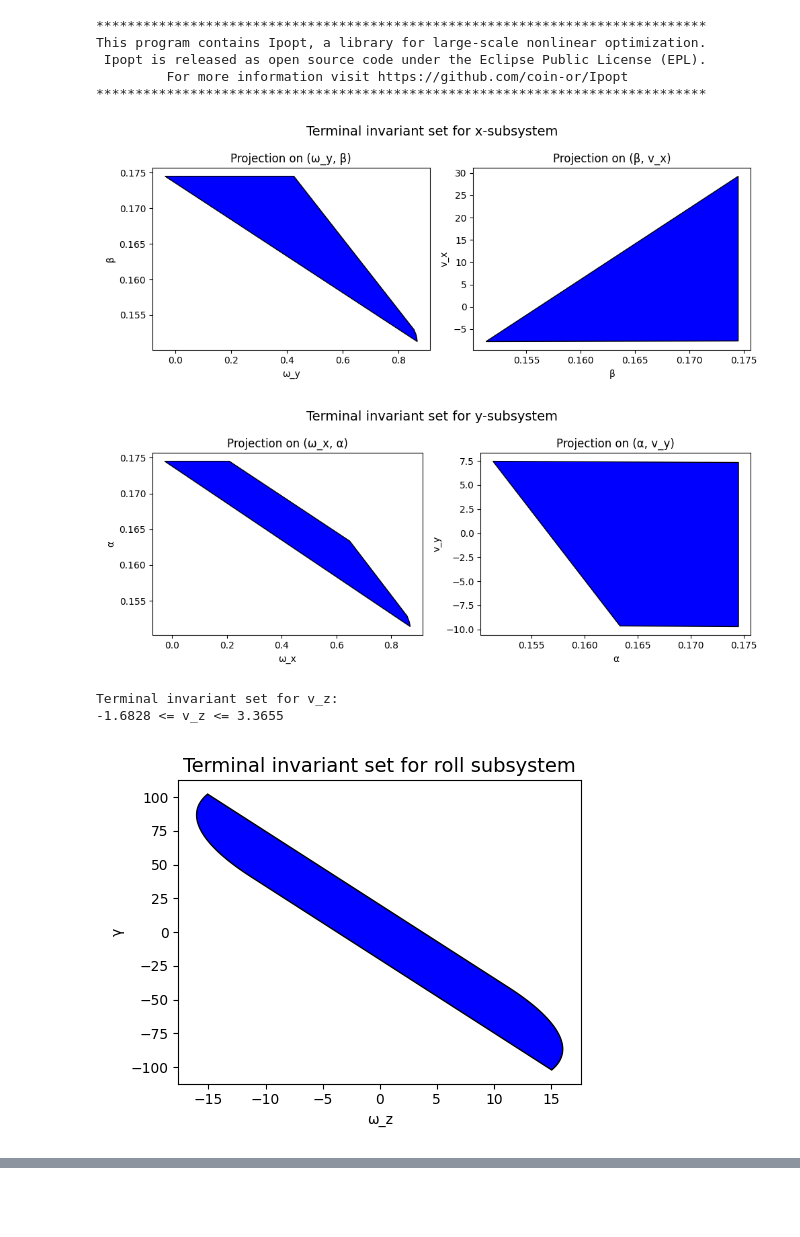
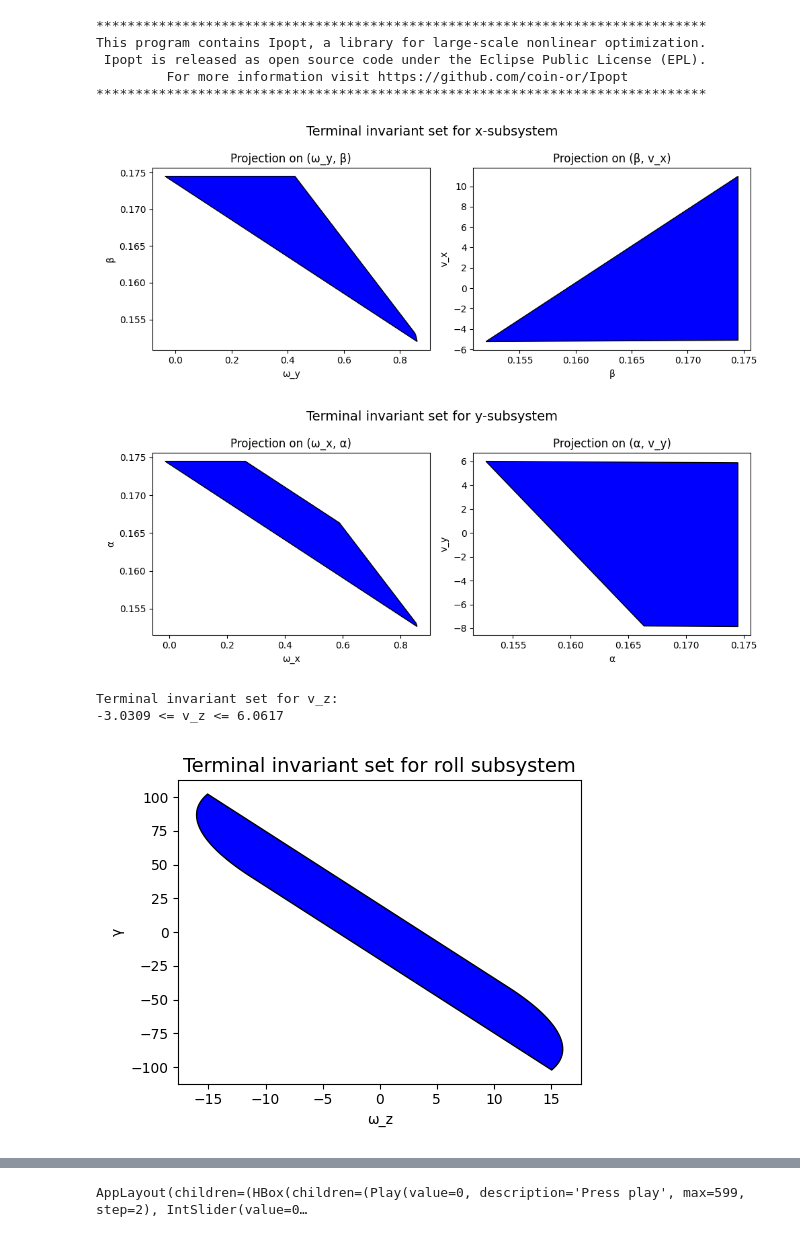
Before and after one commit to ujicrush/MPC-Course-EPFL, a Jupyter notebook: project/Deliverable_4_1/Deliverable_4_1.ipynb, the cells around one changed output, grey strips where cells are left out. Drawn from its saved outputs; the diff is of its cells as text; code cells hidden in the pictures; blank space fills up the shorter version.

```diff
--- a/project/Deliverable_4_1/Deliverable_4_1.ipynb
+++ b/project/Deliverable_4_1/Deliverable_4_1.ipynb
@@ -23,8 +23,8 @@ rocket_obj_path = os.path.join(parent_dir, "Cartoon_rocket.obj")
 rocket_params_path = os.path.join(parent_dir, "rocket.yaml")
 # %%
 Ts = 0.05
-sim_time = 40.0
-H = 5.0
+sim_time = 30.0
+H = 10.0
 x0 = np.array([0, 0, 0, 0, 0, 0, 0, 0, 0, 50, 50, 100])  # initial state
 pos_target = np.array([0, 0, 10.0])
 
@@ -32,35 +32,35 @@ rocket = Rocket(Ts=Ts, model_params_filepath=rocket_params_path)
 pos_controller = PIControl(pos_target)
 mpc = MPCVelControl().new_controller(rocket, Ts, H)
 
 t_cl, x_cl, u_cl, t_ol, x_ol, u_ol, ref = rocket.simulate_control(
     mpc, sim_time, H, x0, pos_control=pos_controller, method="nonlinear"
 )
 
 vis = RocketVis(rocket, rocket_obj_path)
 vis.anim_rate = 1.0
 vis.animate(
     t_cl[:-1],
     x_cl[:, :-1],
     u_cl,
     Ref=ref[:, :-1],
     T_ol=t_ol[..., :-1],
     X_ol=x_ol,
     U_ol=u_ol,
 );
 
 # ==============================
 # Static plots for report
 # ==============================
 # Closed-loop plots
 plot_static_states_inputs(t_cl[:-1], x_cl[:, :-1], u_cl, Ref=ref[:, :-1])
 # %% [output]
 ******************************************************************************
 This program contains Ipopt, a library for large-scale nonlinear optimization.
  Ipopt is released as open source code under the Eclipse Public License (EPL).
          For more information visit https://github.com/coin-or/Ipopt
 ******************************************************************************
-[figure, old version]
+[figure, new version]
-[figure, old version]
+[figure, new version]
 Terminal invariant set for v_z:
--1.6828 <= v_z <= 3.3655
+-3.0309 <= v_z <= 6.0617
 [figure]
@@ -84,0 +101 @@ AppLayout(children=(HBox(children=(Play(value=0, description='Press play', max=7
+AppLayout(children=(HBox(children=(Play(value=0, description='Press play', max=599, step=2), IntSlider(value=0…
```
Also changed, not shown: parts of 1 cell of this notebook, 8 other files.
